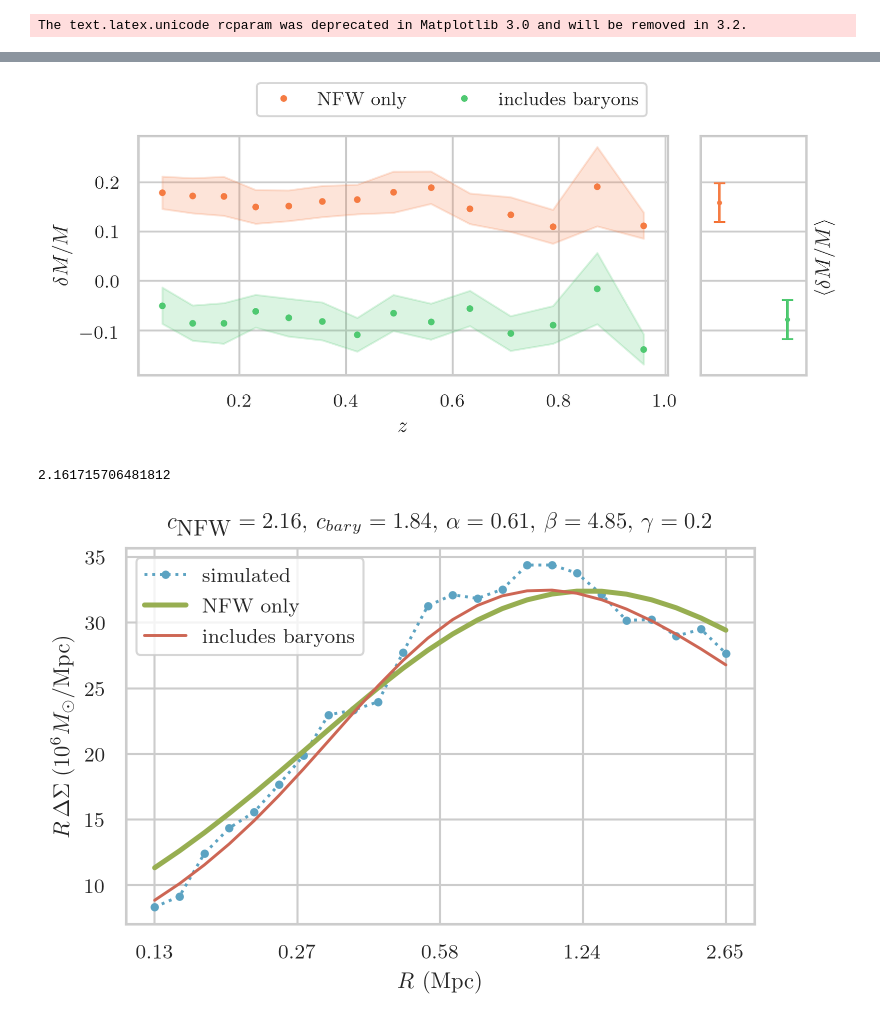
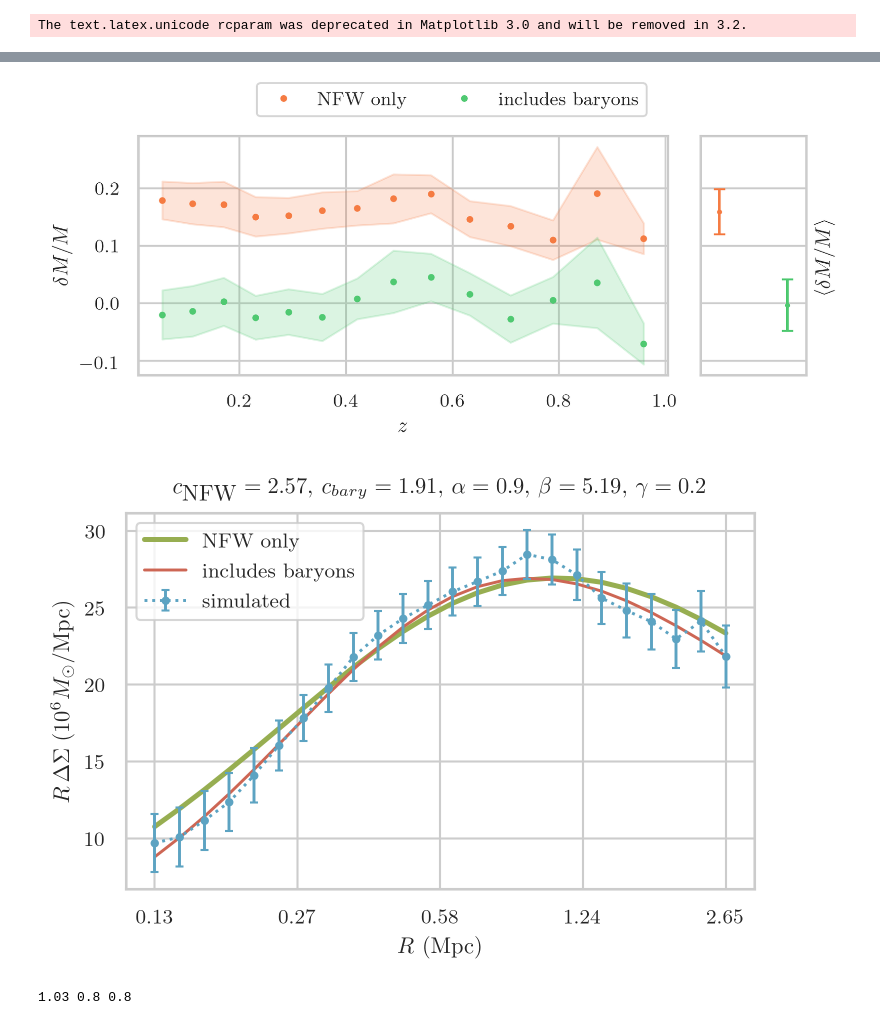
Before and after one commit to dylancromer/maszcal, a Jupyter notebook: docs/NBatta2010_single-mass-bin-fits.ipynb, the cells around one changed output, grey strips where cells are left out. Drawn from its saved outputs; the diff is of its cells as text; code cells hidden in the pictures.

```diff
--- a/docs/NBatta2010_single-mass-bin-fits.ipynb
+++ b/docs/NBatta2010_single-mass-bin-fits.ipynb
@@ -62,8 +67,8 @@ cat ../data/NBatta2010/single-mass-bin-fits/bary-free-c_2020-03-07-231720.header
 #
 # %%
 DATA_DIR = '../data/NBatta2010/single-mass-bin-fits/'
-nfw_best_fits = np.load(DATA_DIR + 'nfw-free-c_2020-03-09-113346.npy')
-bary_best_fits = np.load(DATA_DIR + 'bary-free-c_2020-03-09-121008.npy')
+nfw_best_fits = np.load(DATA_DIR + 'nfw-free-c_2020-03-10-203320.npy')
+bary_best_fits = np.load(DATA_DIR + 'bary-free-c_2020-03-10-205106.npy')
 # %%
 assert np.all(nfw_best_fits > 0)
 assert np.all(bary_best_fits > 0)
@@ -239,4 +245,4 @@ fig.set_size_inches(6, 2.5)
 
 plt.savefig('../figs/sims/NBatta2010/bias-of-redshift.pdf', bbox_inches='tight')
 # %% [output]
-[figure, old version]
+[figure, new version]
@@ -268,39 +283,71 @@ true_wl = nbatta_sims.wl_signals[:, z_index, cluster_index]
-# %%
-nfw_params[0, 1]
-# %% [output]
-2.161715706481812
+# %%
+from scipy.interpolate import interp1d
+
+
+def _load_act_covariance():
+    ACT_DIR = '../data/act-hsc/'
+    act_rs, _, act_errs = np.loadtxt(ACT_DIR + 'deltaSigma.dat', unpack=True, skiprows=1, usecols=[0,3,4])
+    full_err_cov = np.loadtxt(ACT_DIR + 'cov_lss_stacked.dat')
+    con_err_cov = np.loadtxt(ACT_DIR + 'con_cov.txt')
+    cov_full = (act_errs * np.identity(len(act_errs)) * act_errs) + full_err_cov + con_err_cov
+    return act_rs, cov_full
+
+
+def _get_cov_from_act(radii):
+    act_rs, act_cov = _load_act_covariance()
+
+    act_diag = np.diag(act_cov)
+
+    _diag_interpolator = interp1d(act_rs, np.log(act_diag), kind='linear')
+    diag_interpolator = lambda r: np.exp(_diag_interpolator(r))
+
+    return np.diagflat(diag_interpolator(radii))
+
+
+ACT_COVARIANCE = _get_cov_from_act(nbatta_sims.radii) / 100
+act_r_esd_cov = np.diagflat(nbatta_sims.radii).T @ ACT_COVARIANCE @ np.diagflat(nbatta_sims.radii)
+resd_errs = np.sqrt(np.diag(act_r_esd_cov))
 # %%
 colors = ["#5ca3c2", "#97ae51", "#cd6654"]
 
-plt.plot(rs, rs*true_wl, marker='o', label='simulated', linestyle=':', markersize=3, color=colors[0])
 plt.plot(rs, rs*nfw_fit, label='NFW only', color=colors[1], linewidth=2.4)
 plt.plot(rs, rs*bary_fit, label='includes baryons', color=colors[2])
+
+plt.errorbar(rs, rs*true_wl, yerr=resd_errs, capsize=2, zorder=3,
+             marker='o', label='simulated', linestyle=':', markersize=3, color=colors[0])
 
 plt.legend(loc='best')
 
 plt.xlabel(r'$R$ (Mpc)')
 plt.ylabel(r'$R \, \Delta \Sigma\; (10^6 M_\odot/$Mpc)')
 
 plt.xscale('log')
 
 plt.xscale('log')
 plt.xticks(np.logspace(np.log10(rs[0]), np.log10(rs[-1]), 5))
 plt.gca().xaxis.set_major_formatter(matplotlib.ticker.StrMethodFormatter('{x:,.2f}')) # 2 decimal places
 
 c_n = round(nfw_params[0, 1], 2)
 c_b = round(bary_params[0, 1], 2)
 a = round(bary_params[0, 2], 2)
 b = round(bary_params[0, 3], 2)
+m_nfw = str(round(np.exp(nfw_params[0, 0])/1e14, 2))
+m_b = str(round(np.exp(bary_params[0, 0])/1e14, 2))
+m_true = str(round(true_masses[cluster_index, z_index]/1e14, 2))
 
 plt.title(
     fr'$c_{{\textrm{{NFW}}}}={c_n}, \, c_{{bary}}={c_b}, \, \alpha={a}, \, \beta={b}, \, \gamma=0.2$',
 )
 
 fig = plt.gcf()
 fig.set_size_inches(5, 3.5)
 pass
 
 
 plt.savefig('../figs/sims/NBatta2010/single-mass-bin_best-fit-example.pdf', bbox_inches='tight')
 # %% [output]
-[figure, old version]
+[figure, new version]
+# %%
+print(m_nfw, m_b, m_true)
+# %% [output]
+1.03 0.8 0.8
```
Also changed, not shown: parts of 11 cells of this notebook, 2 other files.
